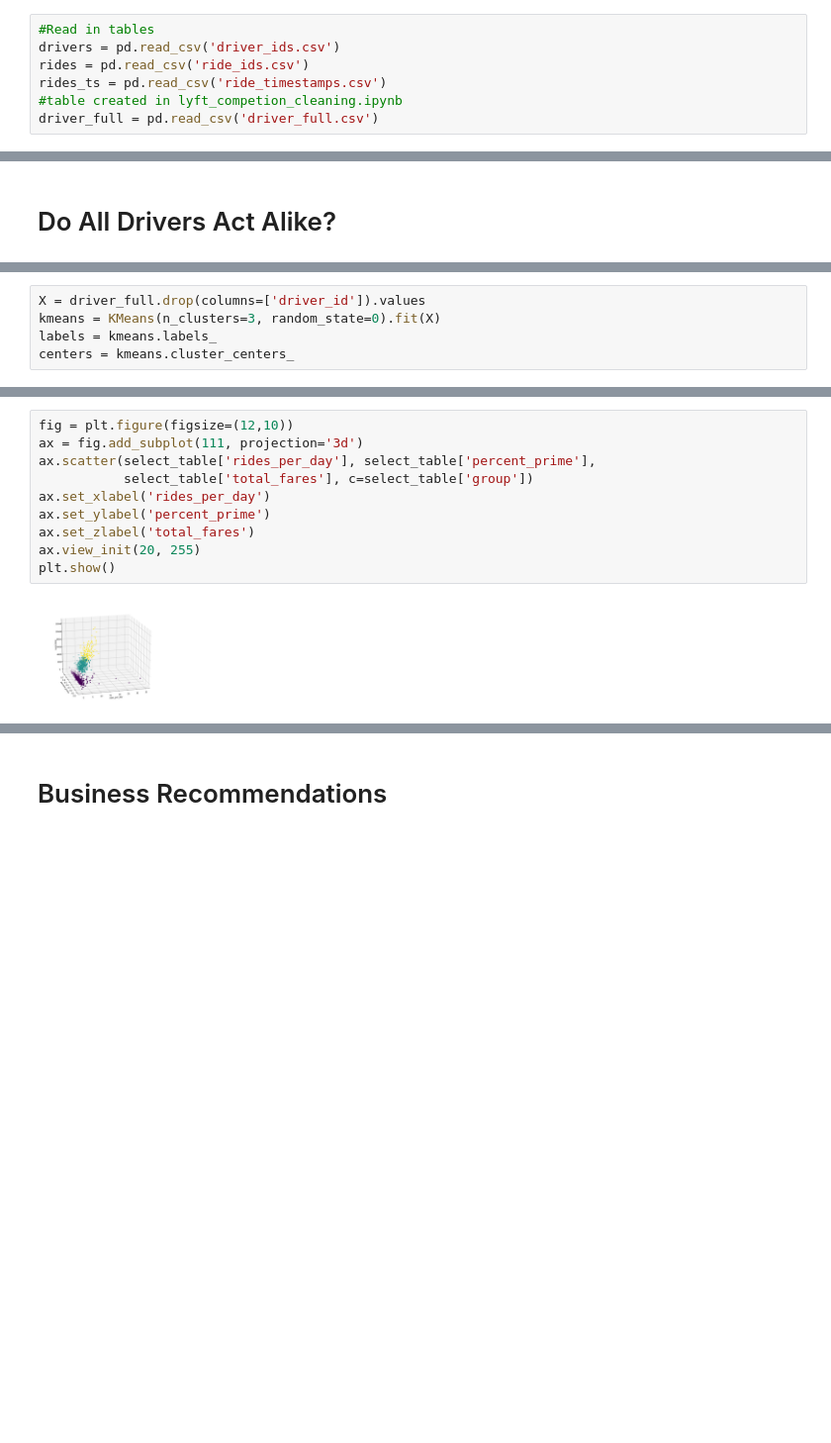
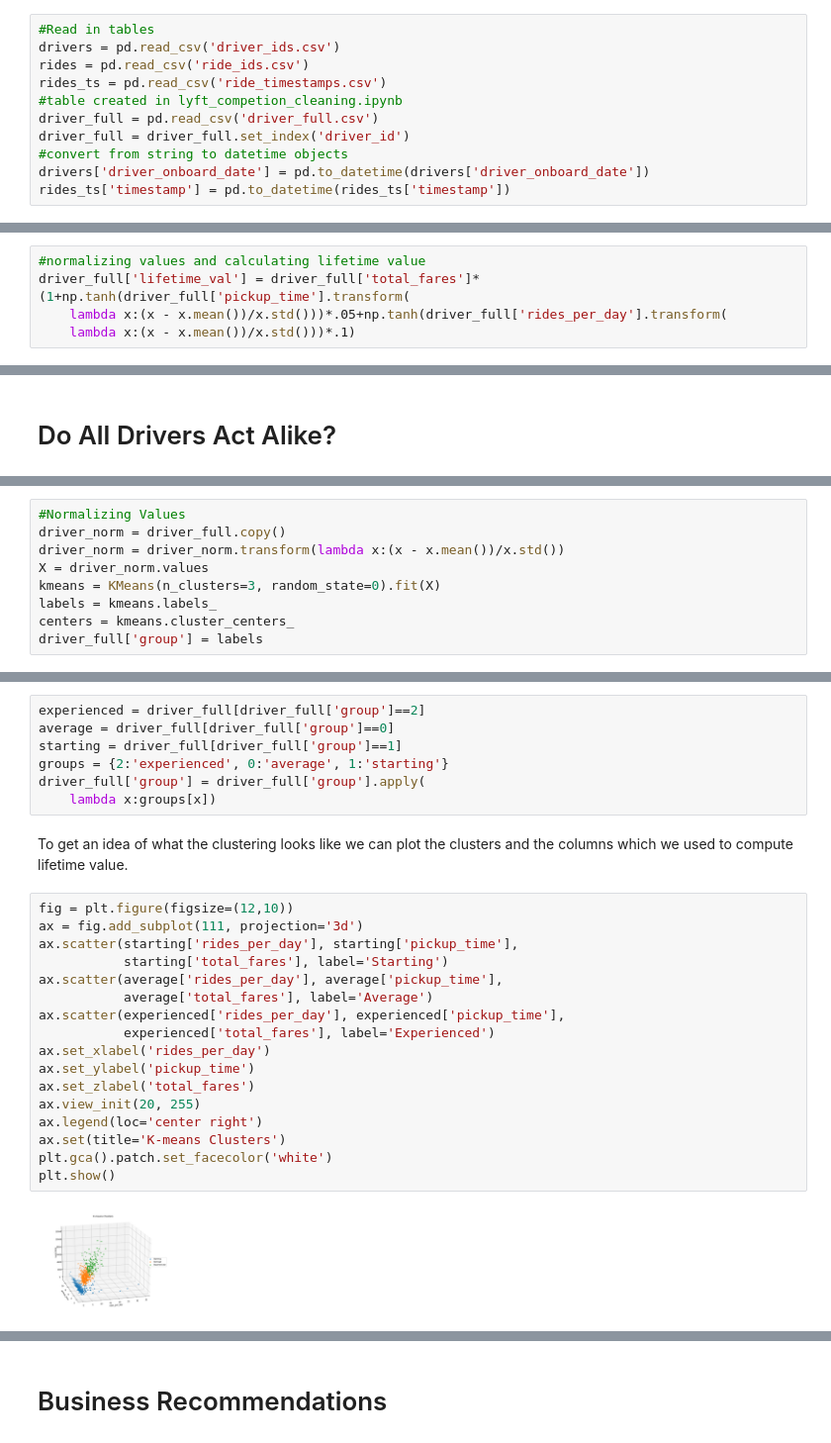
Before and after one commit to Afosado/lyft_competition, a Jupyter notebook: Lyft Competition.ipynb, the cells around one changed output, grey strips where cells are left out. Shown at 99% size. Saved outputs shown, nothing was run; the diff lists cells and outputs as text; blank space fills up the shorter version.

```diff
--- a/Lyft Competition.ipynb
+++ b/Lyft Competition.ipynb
@@ -29,3 +33,7 @@ rides = pd.read_csv('ride_ids.csv')
 rides_ts = pd.read_csv('ride_timestamps.csv')
 #table created in lyft_competion_cleaning.ipynb
 driver_full = pd.read_csv('driver_full.csv')
+driver_full = driver_full.set_index('driver_id')
+#convert from string to datetime objects
+drivers['driver_onboard_date'] = pd.to_datetime(drivers['driver_onboard_date'])
+rides_ts['timestamp'] = pd.to_datetime(rides_ts['timestamp'])
@@ -52,2 +46,7 @@ We believe that a driver's lifetime value should be defined by three factors: to
+# %%
+#normalizing values and calculating lifetime value
+driver_full['lifetime_val'] = driver_full['total_fares']*(1+np.tanh(driver_full['pickup_time'].transform(
+    lambda x:(x - x.mean())/x.std()))*.05+np.tanh(driver_full['rides_per_day'].transform(
+    lambda x:(x - x.mean())/x.std()))*.1)
 # %% [markdown]
 # Main Factors Affecting Driver's Lifetime Value
@@ -100,5 +103,9 @@ sns.pairplot(select_table)
 # %%
-X = driver_full.drop(columns=['driver_id']).values
+#Normalizing Values
+driver_norm = driver_full.copy()
+driver_norm = driver_norm.transform(lambda x:(x - x.mean())/x.std())
+X = driver_norm.values
 kmeans = KMeans(n_clusters=3, random_state=0).fit(X)
 labels = kmeans.labels_
 centers = kmeans.cluster_centers_
+driver_full['group'] = labels
@@ -115,12 +112,28 @@ sns.pairplot(select_copy, hue='group')
+# %%
+experienced = driver_full[driver_full['group']==2]
+average = driver_full[driver_full['group']==0]
+starting = driver_full[driver_full['group']==1]
+groups = {2:'experienced', 0:'average', 1:'starting'}
+driver_full['group'] = driver_full['group'].apply(
+    lambda x:groups[x])
+# %% [markdown]
+To get an idea of what the clustering looks like we can plot the clusters and the columns which we used to compute lifetime value.
 # %%
 fig = plt.figure(figsize=(12,10))
 ax = fig.add_subplot(111, projection='3d')
-ax.scatter(select_table['rides_per_day'], select_table['percent_prime'],
-           select_table['total_fares'], c=select_table['group'])
+ax.scatter(starting['rides_per_day'], starting['pickup_time'],
+           starting['total_fares'], label='Starting')
+ax.scatter(average['rides_per_day'], average['pickup_time'],
+           average['total_fares'], label='Average')
+ax.scatter(experienced['rides_per_day'], experienced['pickup_time'],
+           experienced['total_fares'], label='Experienced')
 ax.set_xlabel('rides_per_day')
-ax.set_ylabel('percent_prime')
+ax.set_ylabel('pickup_time')
 ax.set_zlabel('total_fares')
 ax.view_init(20, 255)
+ax.legend(loc='center right')
+ax.set(title='K-means Clusters')
+plt.gca().patch.set_facecolor('white')
 plt.show()
 # %% [output]
-[figure, old version]
+[figure, new version]
```
Also changed, not shown: parts of 37 cells of this notebook, 2 other files.
